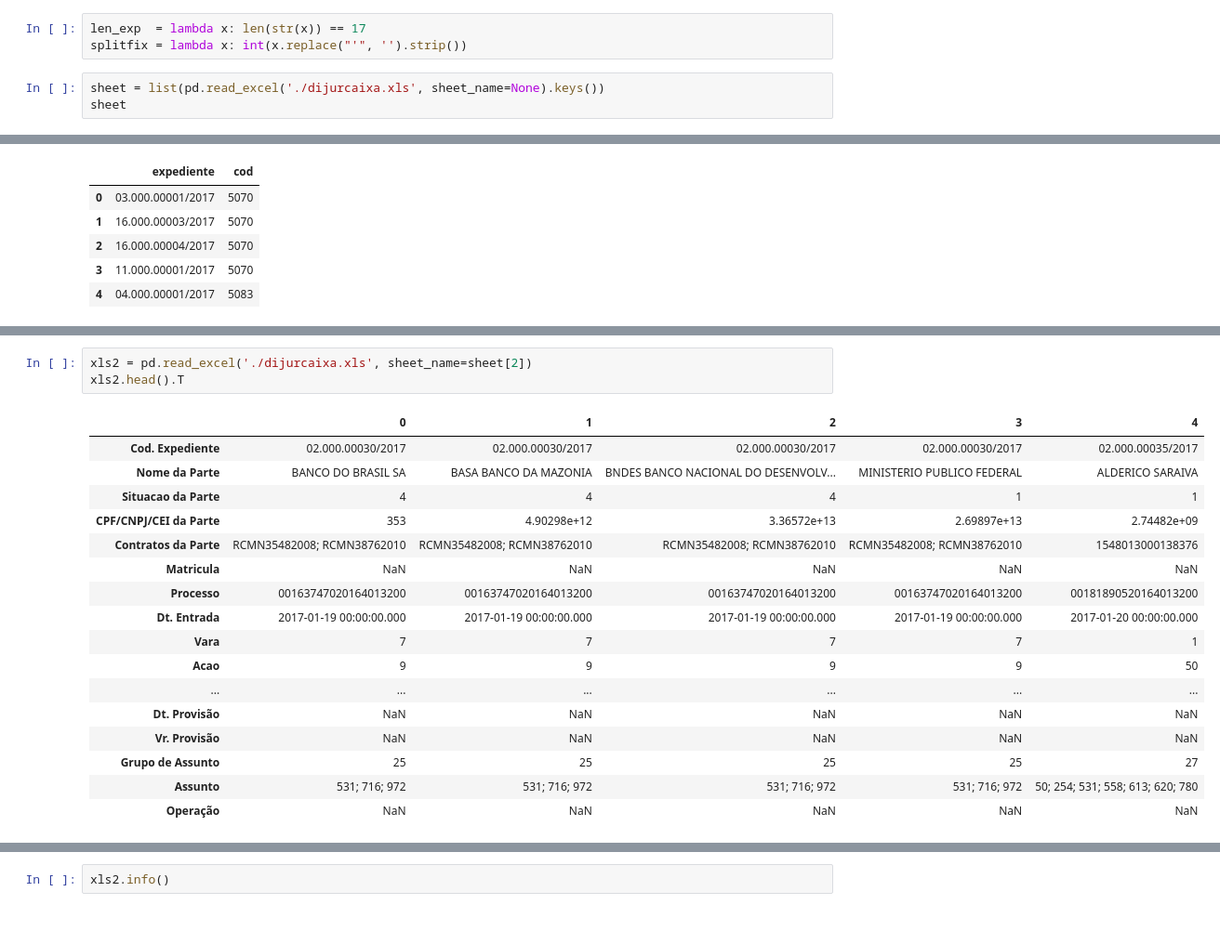
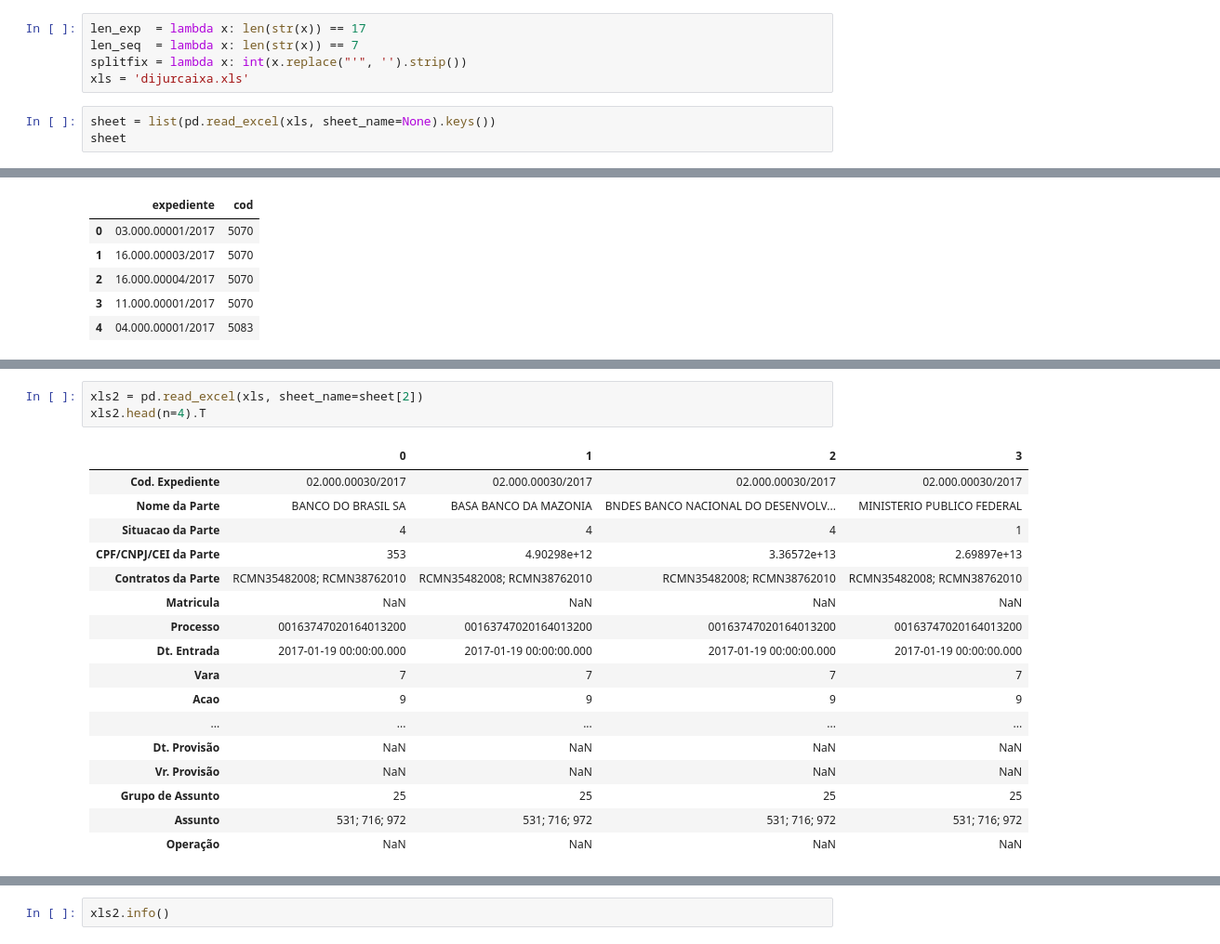
Before and after one commit to JoseRFJuniorLLMs/OneWaySolution, a Jupyter notebook: 02_POC_II/01_source/Data Exploration.ipynb, the cells around one changed output, grey strips where cells are left out. Shown: that part at 93% size. Cells and saved outputs as stored; diff of their text form.

```diff
--- a/02_POC_II/01_source/Data Exploration.ipynb
+++ b/02_POC_II/01_source/Data Exploration.ipynb
@@ -3,9 +3,11 @@ import pandas as pd
 import numpy  as np
 # %%
 len_exp  = lambda x: len(str(x)) == 17
+len_seq  = lambda x: len(str(x)) == 7
 splitfix = lambda x: int(x.replace("'", '').strip())
+xls = 'dijurcaixa.xls'
 # %%
-sheet = list(pd.read_excel('./dijurcaixa.xls', sheet_name=None).keys())
+sheet = list(pd.read_excel(xls, sheet_name=None).keys())
 sheet
 # %% [output]
 ['REL. EXPEDIENTES ELENCADOS',
@@ -177,25 +186,25 @@ freq                                                      1
 Name: name, dtype: object
 # %%
-xls2 = pd.read_excel('./dijurcaixa.xls', sheet_name=sheet[2])
-xls2.head().T
+xls2 = pd.read_excel(xls, sheet_name=sheet[2])
+xls2.head(n=4).T
 # %% [output]
-|  | 0 | 1 | 2 | 3 | 4 |
-| Cod. Expediente | 02.000.00030/2017 | 02.000.00030/2017 | 02.000.00030/2017 | 02.000.00030/2017 | 02.000.00035/2017 |
-| Nome da Parte | BANCO DO BRASIL SA | BASA BANCO DA MAZONIA | BNDES BANCO NACIONAL DO DESENVOLV... | MINISTERIO PUBLICO FEDERAL | ALDERICO SARAIVA |
-| Situacao da Parte | 4 | 4 | 4 | 1 | 1 |
-| CPF/CNPJ/CEI da Parte | 353 | 4.90298e+12 | 3.36572e+13 | 2.69897e+13 | 2.74482e+09 |
-| Contratos da Parte | RCMN35482008; RCMN38762010 | RCMN35482008; RCMN38762010 | RCMN35482008; RCMN38762010 | RCMN35482008; RCMN38762010 | 1548013000138376 |
-| Matricula | NaN | NaN | NaN | NaN | NaN |
-| Processo | 00163747020164013200 | 00163747020164013200 | 00163747020164013200 | 00163747020164013200 | 00181890520164013200 |
-| Dt. Entrada | 2017-01-19 00:00:00.000 | 2017-01-19 00:00:00.000 | 2017-01-19 00:00:00.000 | 2017-01-19 00:00:00.000 | 2017-01-20 00:00:00.000 |
-| Vara | 7 | 7 | 7 | 7 | 1 |
-| Acao | 9 | 9 | 9 | 9 | 50 |
-| ... | ... | ... | ... | ... | ... |
-| Dt. Provisão | NaN | NaN | NaN | NaN | NaN |
-| Vr. Provisão | NaN | NaN | NaN | NaN | NaN |
-| Grupo de Assunto | 25 | 25 | 25 | 25 | 27 |
-| Assunto | 531; 716; 972 | 531; 716; 972 | 531; 716; 972 | 531; 716; 972 | 50; 254; 531; 558; 613; 620; 780 |
-| Operação | NaN | NaN | NaN | NaN | NaN |
+|  | 0 | 1 | 2 | 3 |
+| Cod. Expediente | 02.000.00030/2017 | 02.000.00030/2017 | 02.000.00030/2017 | 02.000.00030/2017 |
+| Nome da Parte | BANCO DO BRASIL SA | BASA BANCO DA MAZONIA | BNDES BANCO NACIONAL DO DESENVOLV... | MINISTERIO PUBLICO FEDERAL |
+| Situacao da Parte | 4 | 4 | 4 | 1 |
+| CPF/CNPJ/CEI da Parte | 353 | 4.90298e+12 | 3.36572e+13 | 2.69897e+13 |
+| Contratos da Parte | RCMN35482008; RCMN38762010 | RCMN35482008; RCMN38762010 | RCMN35482008; RCMN38762010 | RCMN35482008; RCMN38762010 |
+| Matricula | NaN | NaN | NaN | NaN |
+| Processo | 00163747020164013200 | 00163747020164013200 | 00163747020164013200 | 00163747020164013200 |
+| Dt. Entrada | 2017-01-19 00:00:00.000 | 2017-01-19 00:00:00.000 | 2017-01-19 00:00:00.000 | 2017-01-19 00:00:00.000 |
+| Vara | 7 | 7 | 7 | 7 |
+| Acao | 9 | 9 | 9 | 9 |
+| ... | ... | ... | ... | ... |
+| Dt. Provisão | NaN | NaN | NaN | NaN |
+| Vr. Provisão | NaN | NaN | NaN | NaN |
+| Grupo de Assunto | 25 | 25 | 25 | 25 |
+| Assunto | 531; 716; 972 | 531; 716; 972 | 531; 716; 972 | 531; 716; 972 |
+| Operação | NaN | NaN | NaN | NaN |
 # %%
 # cols = ['Cod. Expediente', 'Acao', 'Grupo de Assunto', 'Assunto']
 ls = [0, 9, 31, 32]
```
Also changed, not shown: parts of 18 cells of this notebook, 1 other file.
